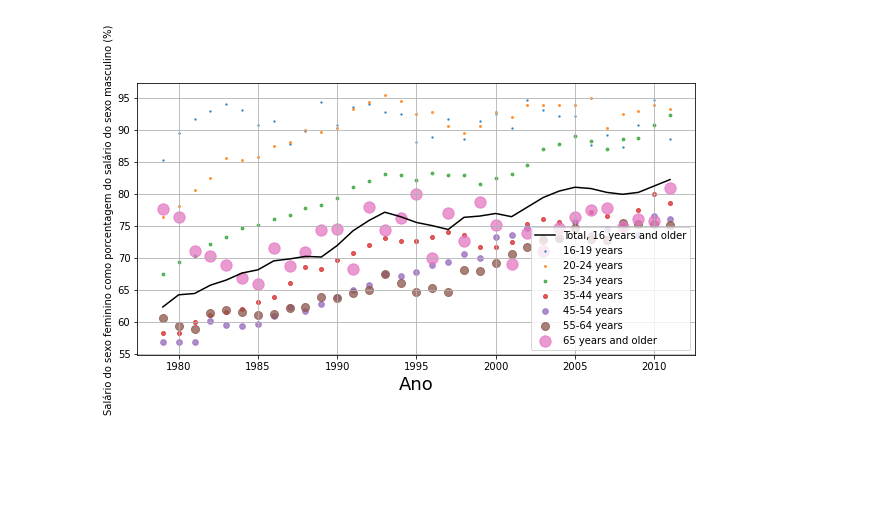
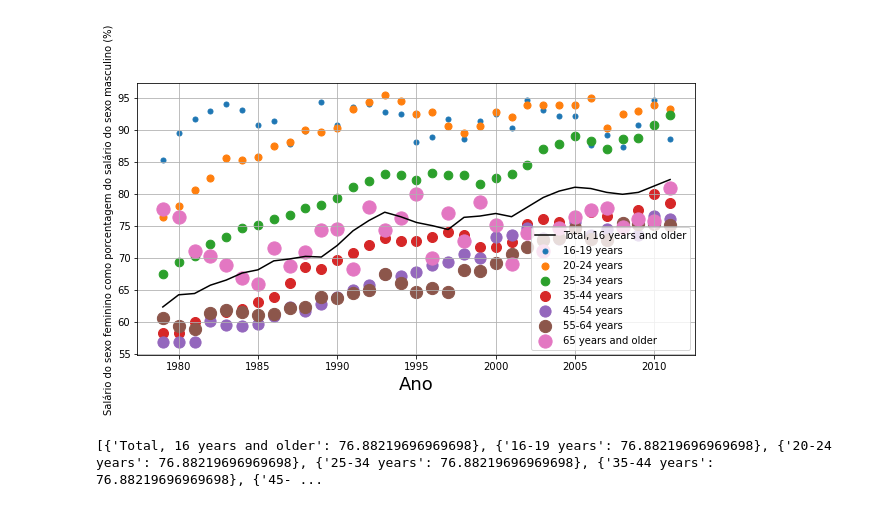
Before and after one commit to gtkacz/idata, a Jupyter notebook: Base_05/analise.ipynb, the cells around one changed output. Drawn from its saved outputs; the diff is of its cells as text; code cells hidden in the pictures; blank space fills up the shorter version.

```diff
--- a/Base_05/analise.ipynb
+++ b/Base_05/analise.ipynb
@@ -15,25 +16,46 @@ values=[4,5,6,7,8,9,7]
 for index, row in earnings.iterrows():
     if row['group'] not in labels:
         labels.append(row['group'])
+# %%
+values=[25,0,0,0,0,0,0]
+
+for k in range(len(values)-1):
+    values[k+1]=values[k]+values[0]
+
+colors=['b','g','r','c','m','y','tan']
+
+means=[]
 # %%
 df=earnings[earnings.group == 'Total, 16 years and older']
+Mean=mean(array(earnings.percent))
+means.append({'Total, 16 years and older':Mean})
 plt.plot(df.Year, df.percent, label='Total, 16 years and older', c='k')
 
 j=0
 
 for i in labels[1:]:
+    s=(values[j])
+    c=choice(colors)
+    colors.remove(c)
+
     df=earnings[earnings.group == i]
-    s=2**(values[j])
-    plt.scatter(df.Year, df.percent, label=i, alpha=0.75, s=s)
+    Mean=mean(array(earnings.percent))
+    means.append({i:Mean})
+    plt.scatter(df.Year, df.percent, label=i, alpha=1, s=s)
+    #plt.plot(df.Year, df.percent)
+
     j+=1
 
 plt.grid(True)
 plt.legend()
 plt.xlabel("Ano", fontsize=18)
 plt.ylabel("Salário do sexo feminino como porcentagem do salário do sexo masculino (%)", fontsize=10)
 plt.show()
+
+print(means)
 # %% [output]
-[figure, old version]
+[figure, new version]
+[{'Total, 16 years and older': 76.88219696969698}, {'16-19 years': 76.88219696969698}, {'20-24 years': 76.88219696969698}, {'25-34 years': 76.88219696969698}, {'35-44 years': 76.88219696969698}, {'45- ...
 # %%
 employed_dict={}
 
```
Also changed, not shown: parts of 3 cells of this notebook.
